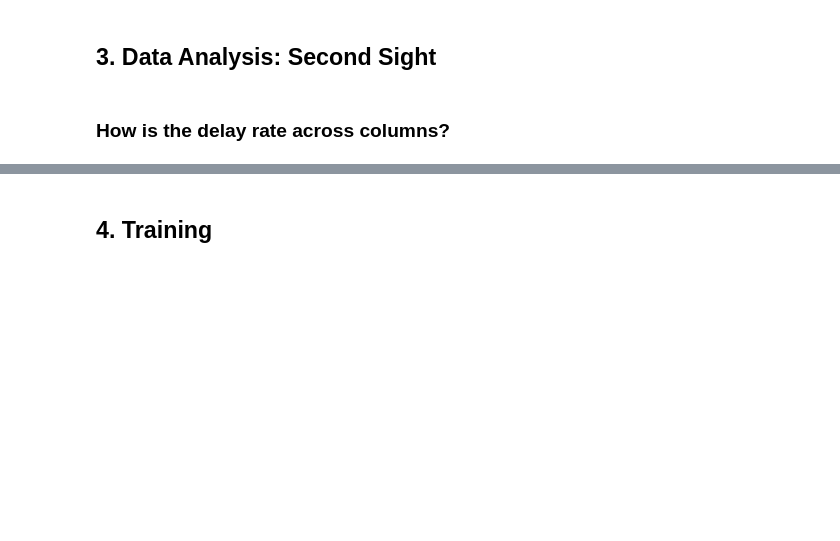
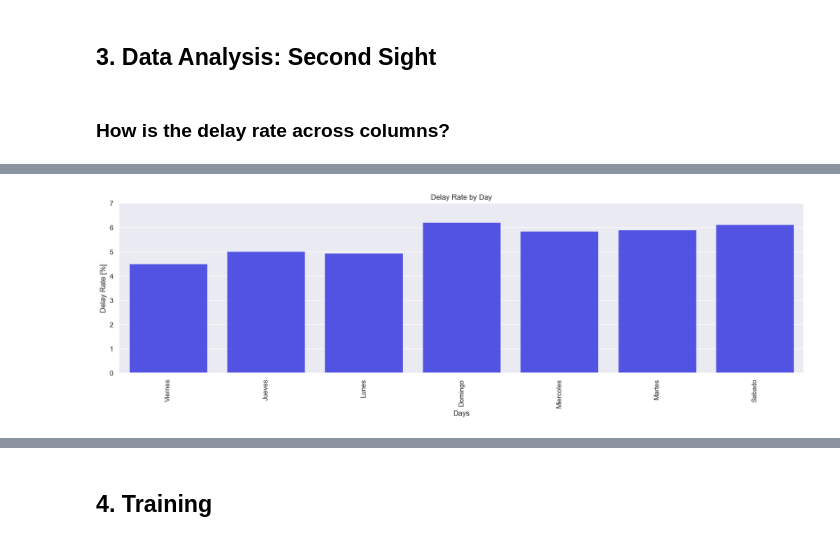
Before and after one commit to pestefo/latam-challenge-mle, a Jupyter notebook: challenge/exploration.ipynb, the cells around one changed output, grey strips where cells are left out. Drawn from its saved outputs; the diff is of its cells as text; code cells hidden in the pictures; blank space fills up the shorter version.

```diff
--- a/challenge/exploration.ipynb
+++ b/challenge/exploration.ipynb
@@ -255,16 +267,18 @@ plt.show()
 # %%
 days_rate = get_rate_from_column(data, 'DIANOM')
 days_rate_value = data['DIANOM'].value_counts().index
 
 sns.set(style="darkgrid")
 plt.figure(figsize = (20, 5))
-sns.barplot(days_rate_value, days_rate['Tasa (%)'], color = 'blue', alpha = 0.75)
+sns.barplot(x=days_rate_value, y=days_rate['Tasa (%)'], color = 'blue', alpha=0.75)
 plt.title('Delay Rate by Day')
 plt.ylabel('Delay Rate [%]', fontsize=12)
 plt.xlabel('Days', fontsize=12)
 plt.xticks(rotation=90)
 plt.ylim(0,7)
 plt.show()
+# %% [output]
+[figure, added]
 # %%
 high_season_rate = get_rate_from_column(data, 'high_season')
 high_season_rate_values = data['high_season'].value_counts().index
```
Also changed, not shown: parts of 9 cells of this notebook, 1 other file.
